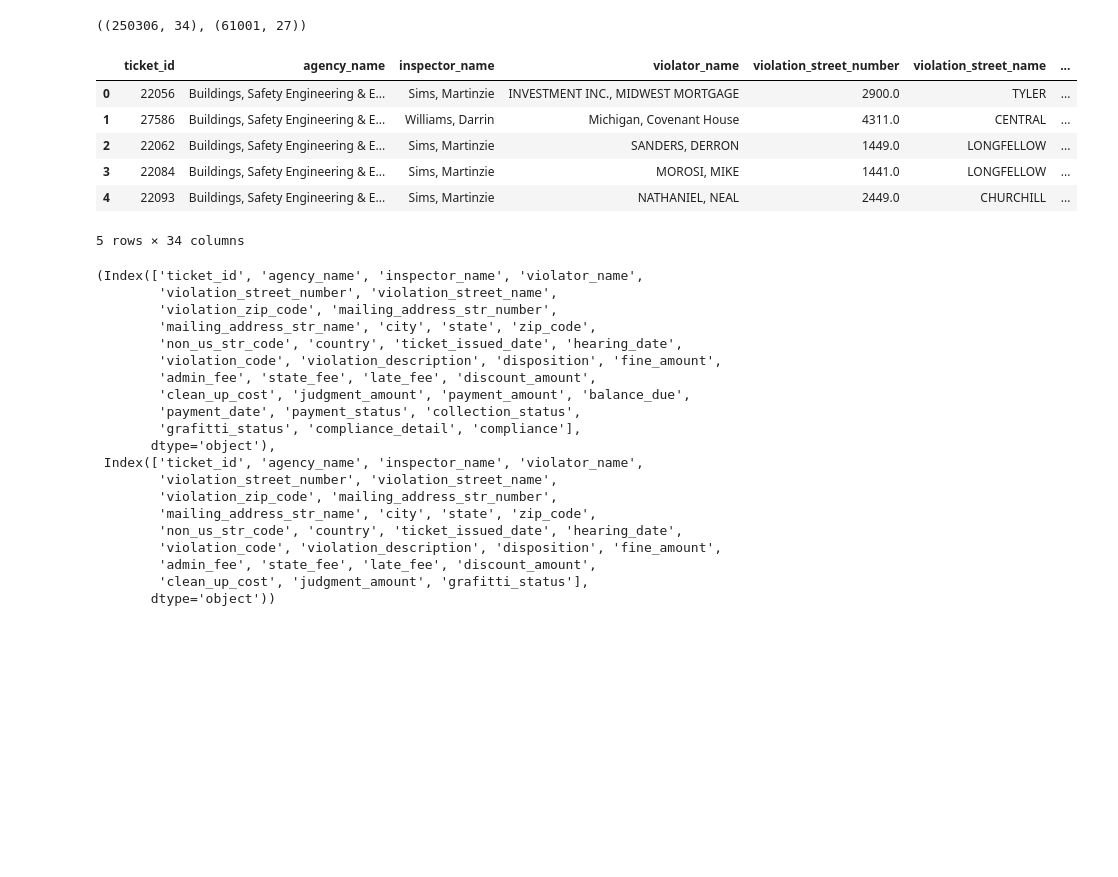
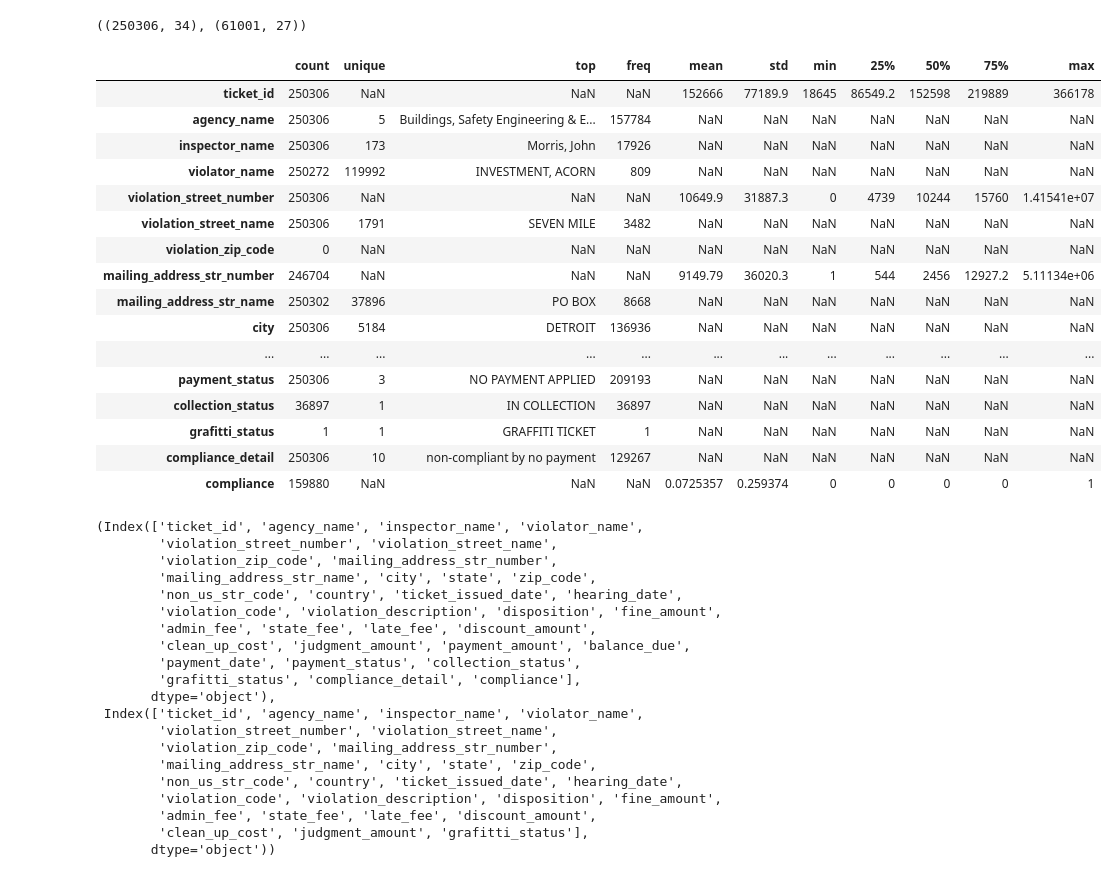
Before and after one commit to yitongl/DataScience, a Jupyter notebook: applied-machine-learning-with-python/Blight violation prediction.ipynb, the cells around one changed output. Saved outputs shown, nothing was run; the diff lists cells and outputs as text; code cells hidden in the pictures; blank space fills up the shorter version.

```diff
--- a/applied-machine-learning-with-python/Blight violation prediction.ipynb
+++ b/applied-machine-learning-with-python/Blight violation prediction.ipynb
@@ -119,16 +120,26 @@ test_df = pd.read_csv('test.csv',encoding='ISO-8859-1')
 train_df.shape, test_df.shape
 # %% [output]
 ((250306, 34), (61001, 27))
-# %%
-train_df.head()
-# %% [output]
-|  | ticket_id | agency_name | inspector_name | violator_name | violation_street_number | violation_street_name | ... |
-| 0 | 22056 | Buildings, Safety Engineering & E... | Sims, Martinzie | INVESTMENT INC., MIDWEST MORTGAGE | 2900.0 | TYLER | ... |
-| 1 | 27586 | Buildings, Safety Engineering & E... | Williams, Darrin | Michigan, Covenant House | 4311.0 | CENTRAL | ... |
-| 2 | 22062 | Buildings, Safety Engineering & E... | Sims, Martinzie | SANDERS, DERRON | 1449.0 | LONGFELLOW | ... |
-| 3 | 22084 | Buildings, Safety Engineering & E... | Sims, Martinzie | MOROSI, MIKE | 1441.0 | LONGFELLOW | ... |
-| 4 | 22093 | Buildings, Safety Engineering & E... | Sims, Martinzie | NATHANIEL, NEAL | 2449.0 | CHURCHILL | ... |
-5 rows × 34 columns
+# %%
+train_df.describe(include='all').T #inspect the data
+# %% [output]
+|  | count | unique | top | freq | mean | std | min | 25% | 50% | 75% | max |
+| ticket_id | 250306 | NaN | NaN | NaN | 152666 | 77189.9 | 18645 | 86549.2 | 152598 | 219889 | 366178 |
+| agency_name | 250306 | 5 | Buildings, Safety Engineering & E... | 157784 | NaN | NaN | NaN | NaN | NaN | NaN | NaN |
+| inspector_name | 250306 | 173 | Morris, John | 17926 | NaN | NaN | NaN | NaN | NaN | NaN | NaN |
+| violator_name | 250272 | 119992 | INVESTMENT, ACORN | 809 | NaN | NaN | NaN | NaN | NaN | NaN | NaN |
+| violation_street_number | 250306 | NaN | NaN | NaN | 10649.9 | 31887.3 | 0 | 4739 | 10244 | 15760 | 1.41541e+07 |
+| violation_street_name | 250306 | 1791 | SEVEN MILE | 3482 | NaN | NaN | NaN | NaN | NaN | NaN | NaN |
+| violation_zip_code | 0 | NaN | NaN | NaN | NaN | NaN | NaN | NaN | NaN | NaN | NaN |
+| mailing_address_str_number | 246704 | NaN | NaN | NaN | 9149.79 | 36020.3 | 1 | 544 | 2456 | 12927.2 | 5.11134e+06 |
+| mailing_address_str_name | 250302 | 37896 | PO BOX | 8668 | NaN | NaN | NaN | NaN | NaN | NaN | NaN |
+| city | 250306 | 5184 | DETROIT | 136936 | NaN | NaN | NaN | NaN | NaN | NaN | NaN |
+| ... | ... | ... | ... | ... | ... | ... | ... | ... | ... | ... | ... |
+| payment_status | 250306 | 3 | NO PAYMENT APPLIED | 209193 | NaN | NaN | NaN | NaN | NaN | NaN | NaN |
+| collection_status | 36897 | 1 | IN COLLECTION | 36897 | NaN | NaN | NaN | NaN | NaN | NaN | NaN |
+| grafitti_status | 1 | 1 | GRAFFITI TICKET | 1 | NaN | NaN | NaN | NaN | NaN | NaN | NaN |
+| compliance_detail | 250306 | 10 | non-compliant by no payment | 129267 | NaN | NaN | NaN | NaN | NaN | NaN | NaN |
+| compliance | 159880 | NaN | NaN | NaN | 0.0725357 | 0.259374 | 0 | 0 | 0 | 0 | 1 |
 # %%
 train_df.columns, test_df.columns
 # %% [output]
```
Also changed, not shown: parts of 17 cells of this notebook.
